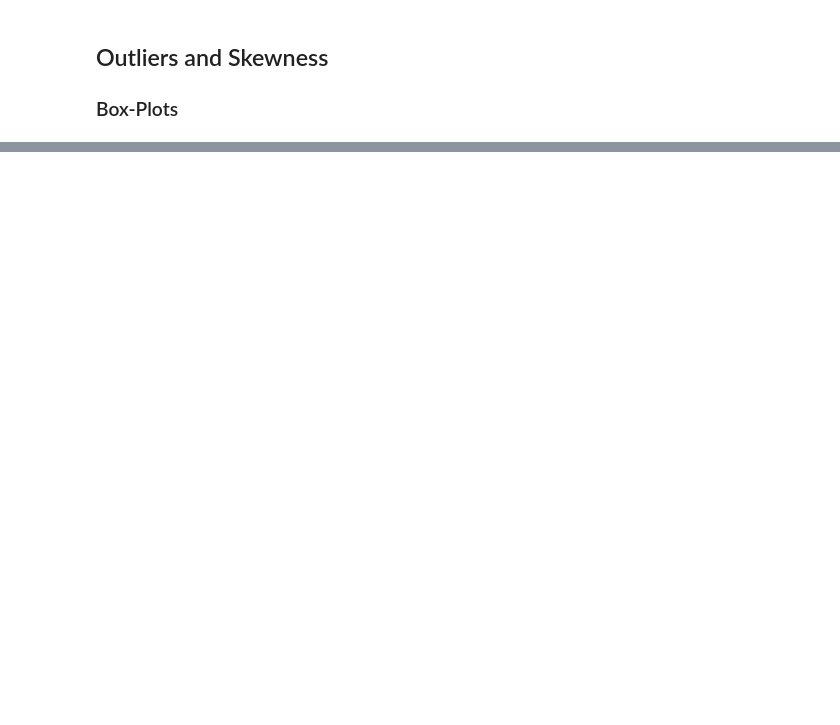
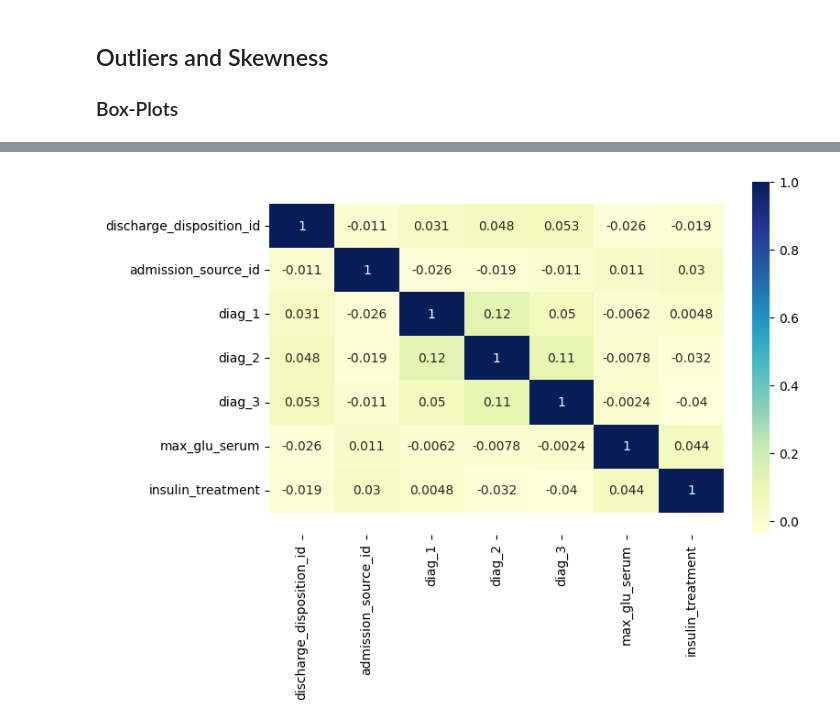
Before and after one commit to HK260/UCI-database-patient-model, a Jupyter notebook: Initial Analysis.ipynb, the cells around one changed output, grey strips where cells are left out. Saved outputs shown, nothing was run; the diff lists cells and outputs as text; code cells hidden in the pictures; blank space fills up the shorter version.

Commit message:
Complete Initial Analysis

```diff
--- a/Initial Analysis.ipynb
+++ b/Initial Analysis.ipynb
@@ -1359,0 +1287,3 @@ df_new[num_cols]=pd.DataFrame(mm.fit_transform(df_new[num_cols]), columns = num_
+# %%
+# Fill NaN values in the 'max_glu_serum' column with 'None'
+df['max_glu_serum'].fillna('None', inplace=True)
@@ -1359,0 +1313,13 @@ df_new[num_cols]=pd.DataFrame(mm.fit_transform(df_new[num_cols]), columns = num_
+# %%
+# Identify object columns
+object_cols = df.select_dtypes(include=['object']).columns
+
+# Initialize the LabelEncoder
+label_encoder = LabelEncoder()
+
+# Encode object columns
+for col in object_cols:
+    df[col] = label_encoder.fit_transform(df[col])
+
+# Display the DataFrame to verify the changes
+print(df)
@@ -1359,0 +1360,9 @@ df_new[num_cols]=pd.DataFrame(mm.fit_transform(df_new[num_cols]), columns = num_
+# %%
+plt.figure(figsize=(8,5))
+corr=df[object_cols].corr()
+sns.heatmap(corr,annot=True,cmap='YlGnBu')
+b,t=plt.ylim()
+plt.ylim(b+0.5,t-0.5)
+plt.show()
+# %% [output]
+[figure, added]
```
Also changed, not shown: parts of 38 cells of this notebook, 3 other files.
